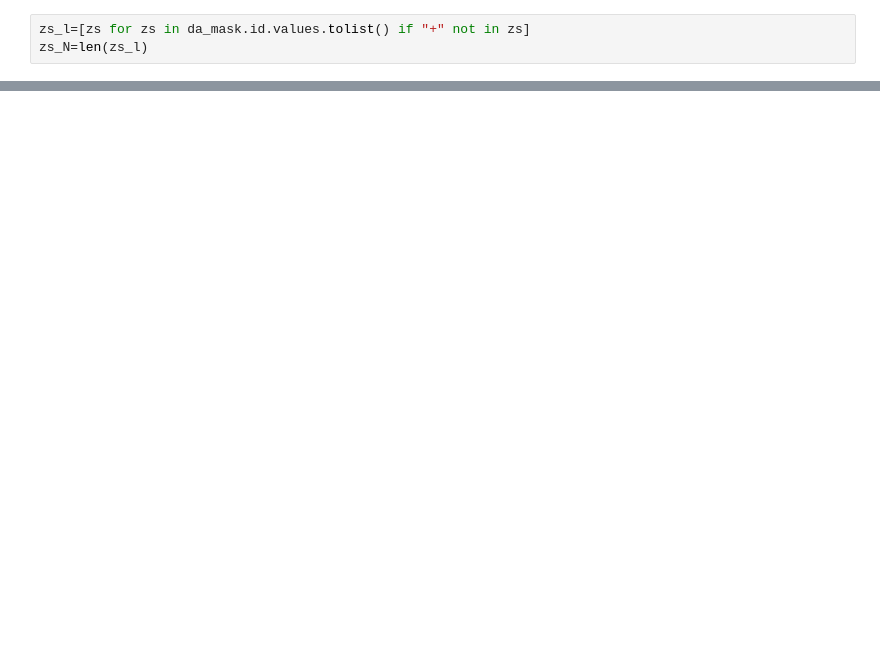
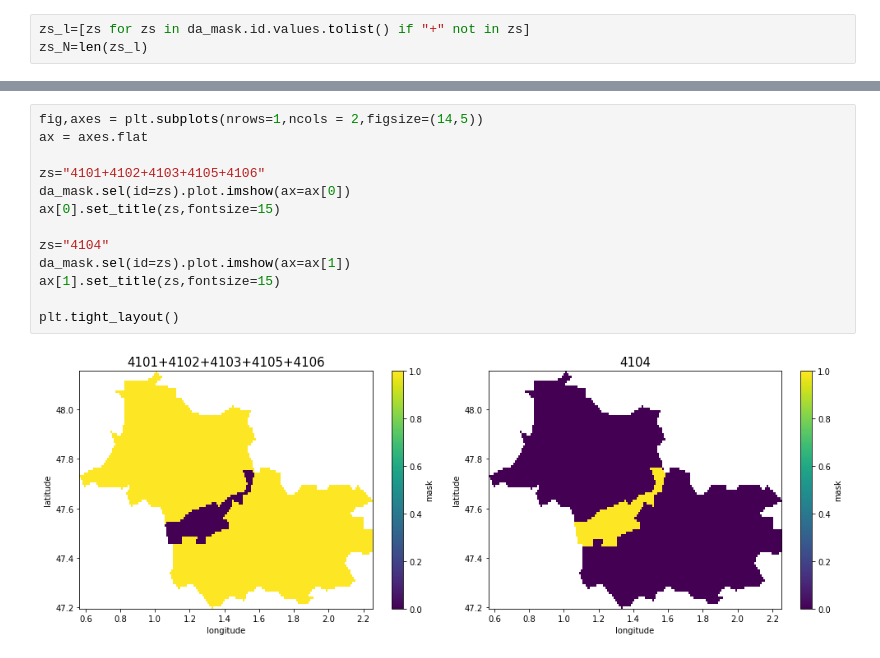
Before and after one commit to GabsRSA/stageemi, a Jupyter notebook: stageemi/notebook_gabriel/Explore_zones_sympo.ipynb, the cells around one changed output, grey strips where cells are left out. Saved outputs shown, nothing was run; the diff lists cells and outputs as text; blank space fills up the shorter version.

```diff
--- a/stageemi/notebook_gabriel/Explore_zones_sympo.ipynb
+++ b/stageemi/notebook_gabriel/Explore_zones_sympo.ipynb
@@ -59,0 +38,15 @@ plt.tight_layout()
+# %%
+fig,axes = plt.subplots(nrows=1,ncols = 2,figsize=(14,5))
+ax = axes.flat
+
+zs="4101+4102+4103+4105+4106"
+da_mask.sel(id=zs).plot.imshow(ax=ax[0])
+ax[0].set_title(zs,fontsize=15)
+
+zs="4104"
+da_mask.sel(id=zs).plot.imshow(ax=ax[1])
+ax[1].set_title(zs,fontsize=15)
+
+plt.tight_layout()
+# %% [output]
+[figure, added]
```
Also changed, not shown: parts of 5 cells of this notebook, 6 other files.
